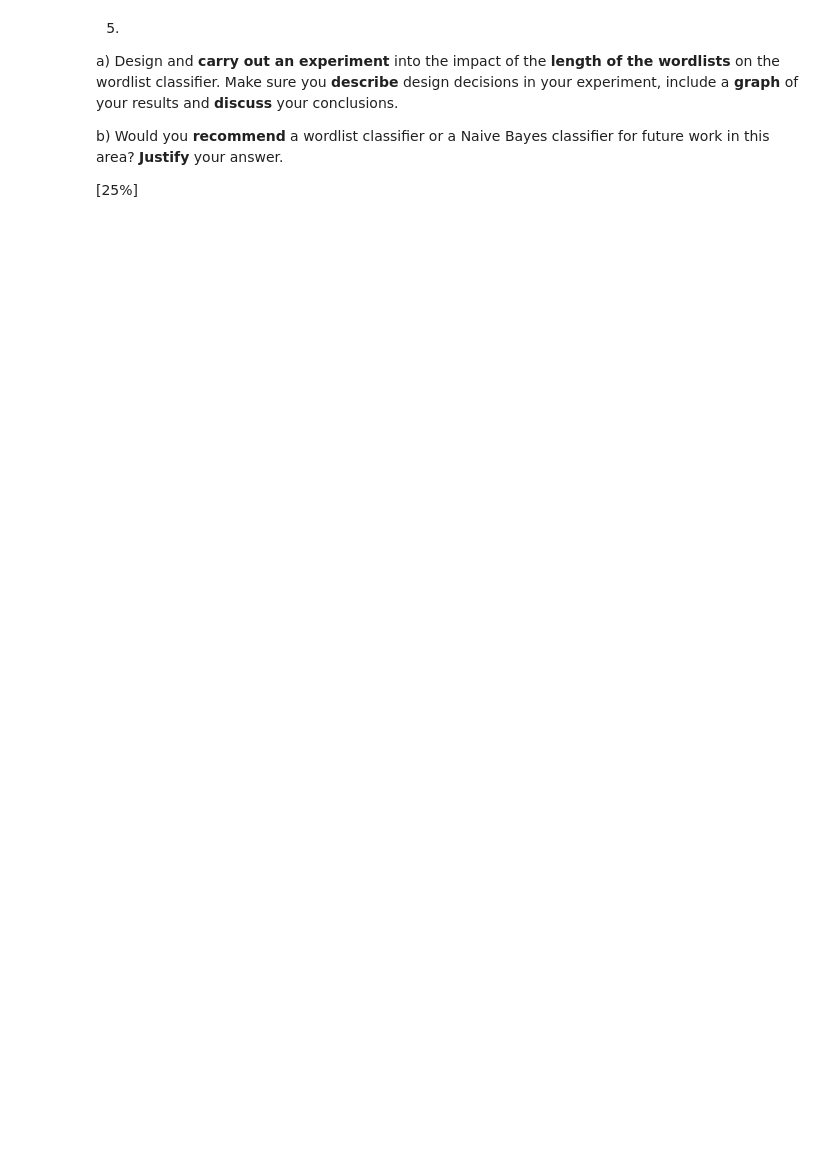
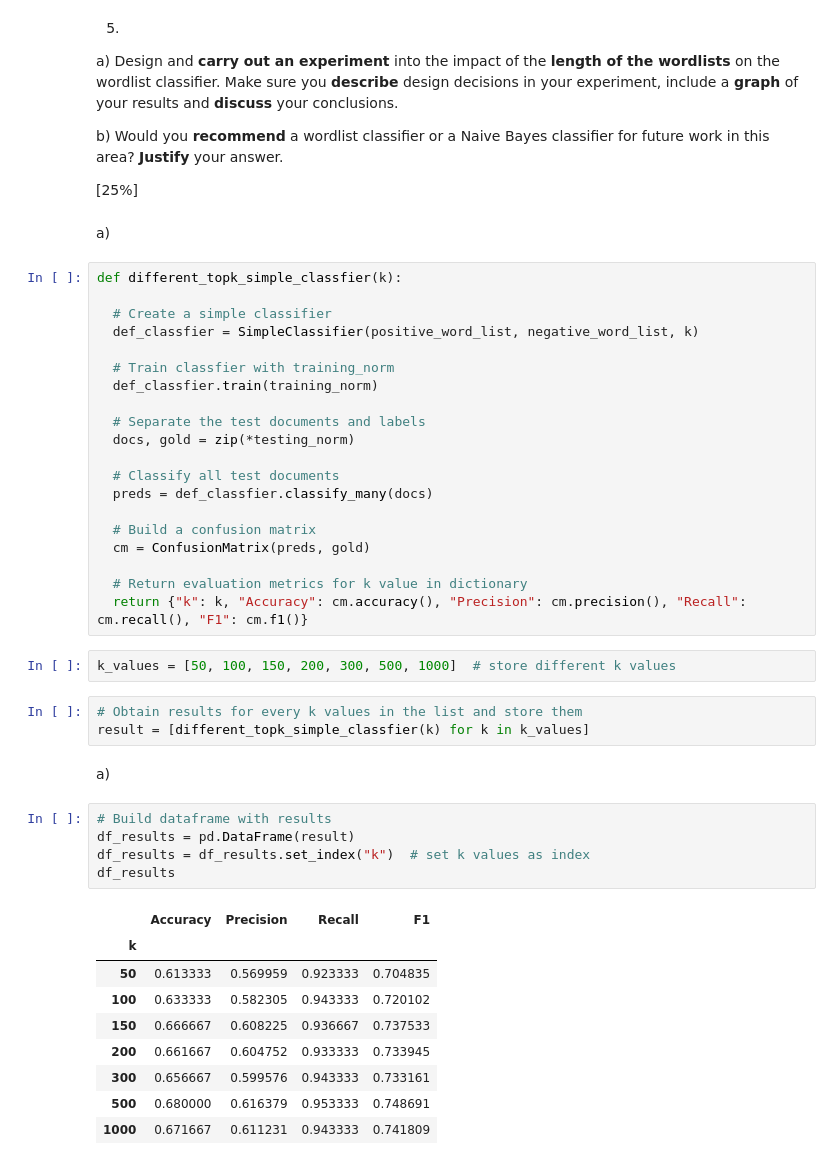
Before and after one commit to Efemirkan/Applied-Natural-Language-Processing, a Jupyter notebook: ANLPassignment2025.ipynb, the cells around one changed output. Drawn from its saved outputs; the diff is of its cells as text; blank space fills up the shorter version.

```diff
--- a/ANLPassignment2025.ipynb
+++ b/ANLPassignment2025.ipynb
@@ -339,3 +490,47 @@ a) Design and **carry out an experiment** into the impact of the **length of the
 b) Would you **recommend** a wordlist classifier or a Naive Bayes classifier for future work in this area?  **Justify** your answer.
 
 [25\%]
+# %% [markdown]
+a)
+# %%
+def different_topk_simple_classfier(k):
+
+  # Create a simple classifier
+  def_classfier = SimpleClassifier(positive_word_list, negative_word_list, k)
+
+  # Train classfier with training_norm
+  def_classfier.train(training_norm)
+
+  # Separate the test documents and labels
+  docs, gold = zip(*testing_norm)
+
+  # Classify all test documents
+  preds = def_classfier.classify_many(docs)
+
+  # Build a confusion matrix
+  cm = ConfusionMatrix(preds, gold)
+
+  # Return evaluation metrics for k value in dictionary
+  return {"k": k, "Accuracy": cm.accuracy(), "Precision": cm.precision(), "Recall": cm.recall(), "F1": cm.f1()}
+# %%
+k_values = [50, 100, 150, 200, 300, 500, 1000]  # store different k values
+# %%
+# Obtain results for every k values in the list and store them
+result = [different_topk_simple_classfier(k) for k in k_values]
+# %% [markdown]
+a)
+# %%
+# Build dataframe with results
+df_results = pd.DataFrame(result)
+df_results = df_results.set_index("k")  # set k values as index
+df_results
+# %% [output]
+|  | Accuracy | Precision | Recall | F1 |
+| k |  |  |  |  |
+| 50 | 0.613333 | 0.569959 | 0.923333 | 0.704835 |
+| 100 | 0.633333 | 0.582305 | 0.943333 | 0.720102 |
+| 150 | 0.666667 | 0.608225 | 0.936667 | 0.737533 |
+| 200 | 0.661667 | 0.604752 | 0.933333 | 0.733945 |
+| 300 | 0.656667 | 0.599576 | 0.943333 | 0.733161 |
+| 500 | 0.680000 | 0.616379 | 0.953333 | 0.748691 |
+| 1000 | 0.671667 | 0.611231 | 0.943333 | 0.741809 |
```
Also changed, not shown: parts of 28 cells of this notebook.
